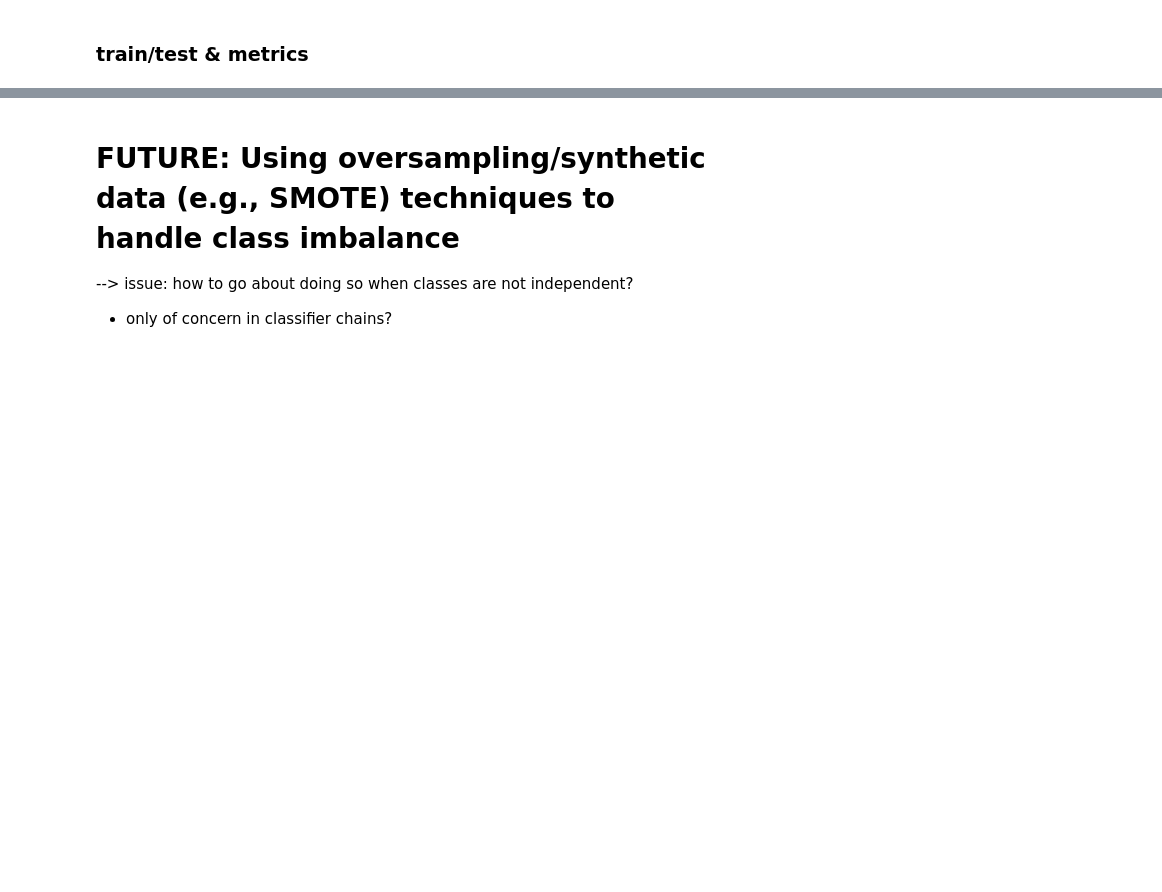
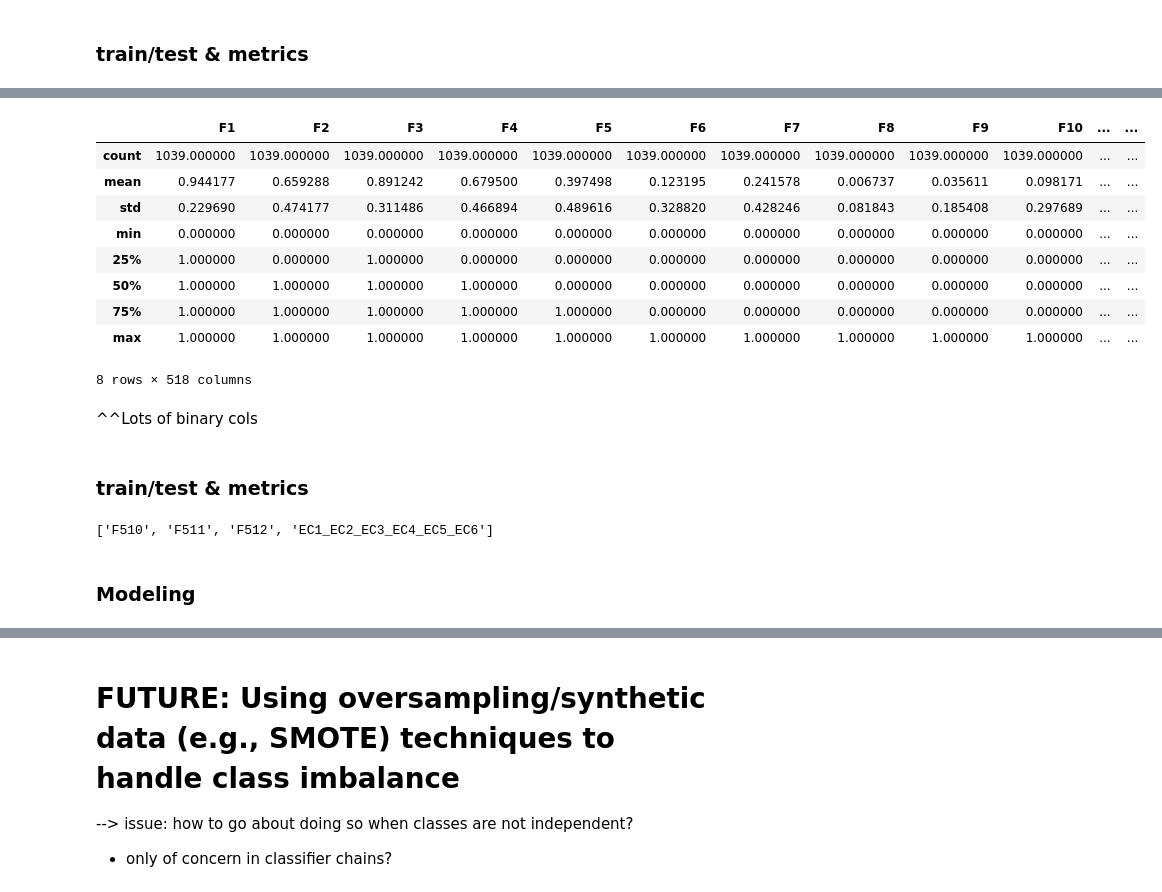
Before and after one commit to alainareeba/BIOL3340_EnzymeClassification, a Jupyter notebook: Bioinf_enzymesubstrates.ipynb, the cells around one changed output, grey strips where cells are left out. Saved outputs shown, nothing was run; the diff lists cells and outputs as text; code cells hidden in the pictures; blank space fills up the shorter version.

```diff
--- a/Bioinf_enzymesubstrates.ipynb
+++ b/Bioinf_enzymesubstrates.ipynb
@@ -963,0 +1243,21 @@ x = df_desc[list(df_desc.columns)[1:-7]]
+# %%
+df_fcfp.describe()
+# %% [output]
+|  | F1 | F2 | F3 | F4 | F5 | F6 | F7 | F8 | F9 | F10 | ... | ... |
+| count | 1039.000000 | 1039.000000 | 1039.000000 | 1039.000000 | 1039.000000 | 1039.000000 | 1039.000000 | 1039.000000 | 1039.000000 | 1039.000000 | ... | ... |
+| mean | 0.944177 | 0.659288 | 0.891242 | 0.679500 | 0.397498 | 0.123195 | 0.241578 | 0.006737 | 0.035611 | 0.098171 | ... | ... |
+| std | 0.229690 | 0.474177 | 0.311486 | 0.466894 | 0.489616 | 0.328820 | 0.428246 | 0.081843 | 0.185408 | 0.297689 | ... | ... |
+| min | 0.000000 | 0.000000 | 0.000000 | 0.000000 | 0.000000 | 0.000000 | 0.000000 | 0.000000 | 0.000000 | 0.000000 | ... | ... |
+| 25% | 1.000000 | 0.000000 | 1.000000 | 0.000000 | 0.000000 | 0.000000 | 0.000000 | 0.000000 | 0.000000 | 0.000000 | ... | ... |
+| 50% | 1.000000 | 1.000000 | 1.000000 | 1.000000 | 0.000000 | 0.000000 | 0.000000 | 0.000000 | 0.000000 | 0.000000 | ... | ... |
+| 75% | 1.000000 | 1.000000 | 1.000000 | 1.000000 | 1.000000 | 0.000000 | 0.000000 | 0.000000 | 0.000000 | 0.000000 | ... | ... |
+| max | 1.000000 | 1.000000 | 1.000000 | 1.000000 | 1.000000 | 1.000000 | 1.000000 | 1.000000 | 1.000000 | 1.000000 | ... | ... |
+8 rows × 518 columns
+# %% [markdown]
+^^Lots of binary cols
+# %% [markdown]
+### train/test & metrics
+# %%
+list(df_fcfp.columns)[-10:-6]
+# %% [output]
+['F510', 'F511', 'F512', 'EC1_EC2_EC3_EC4_EC5_EC6']
@@ -963,0 +1267,2 @@ x = df_desc[list(df_desc.columns)[1:-7]]
+# %% [markdown]
+### Modeling
```
Also changed, not shown: parts of 34 cells of this notebook.
